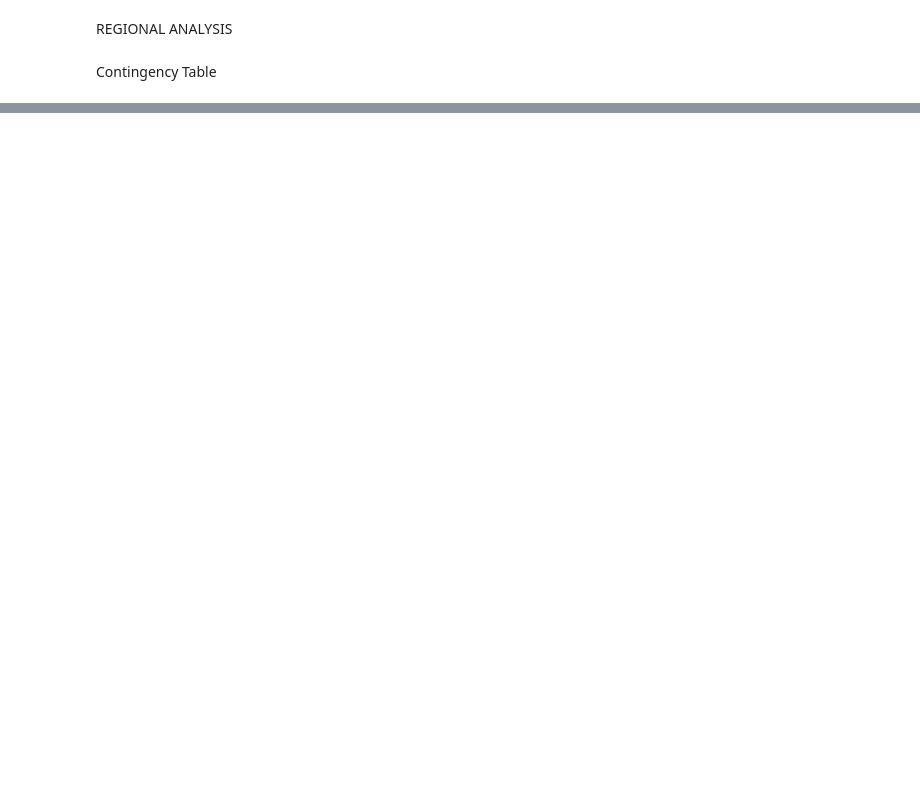
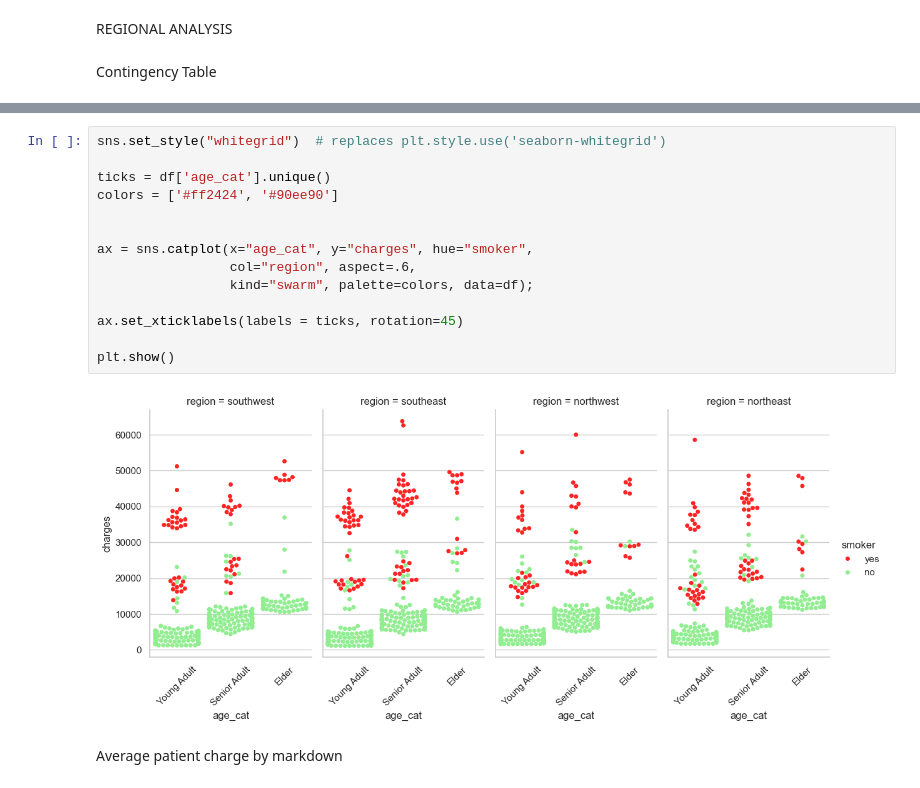
Before and after one commit to OPSynergy/Medical-Insurance-Cost-Prediction, a Jupyter notebook: Clustering and analysis.ipynb, the cells around one changed output, grey strips where cells are left out. Drawn from its saved outputs; the diff is of its cells as text; blank space fills up the shorter version.

```diff
--- a/Clustering and analysis.ipynb
+++ b/Clustering and analysis.ipynb
@@ -654,0 +659,18 @@ region_smoker
+# %%
+sns.set_style("whitegrid")  # replaces plt.style.use('seaborn-whitegrid')
+
+ticks = df['age_cat'].unique()
+colors = ['#ff2424', '#90ee90']
+
+
+ax = sns.catplot(x="age_cat", y="charges", hue="smoker",
+                 col="region", aspect=.6,
+                 kind="swarm", palette=colors, data=df);
+
+ax.set_xticklabels(labels = ticks, rotation=45)
+
+plt.show()
+# %% [output]
+[figure, added]
+# %% [markdown]
+Average patient charge by markdown
```
Also changed, not shown: parts of 5 cells of this notebook.
